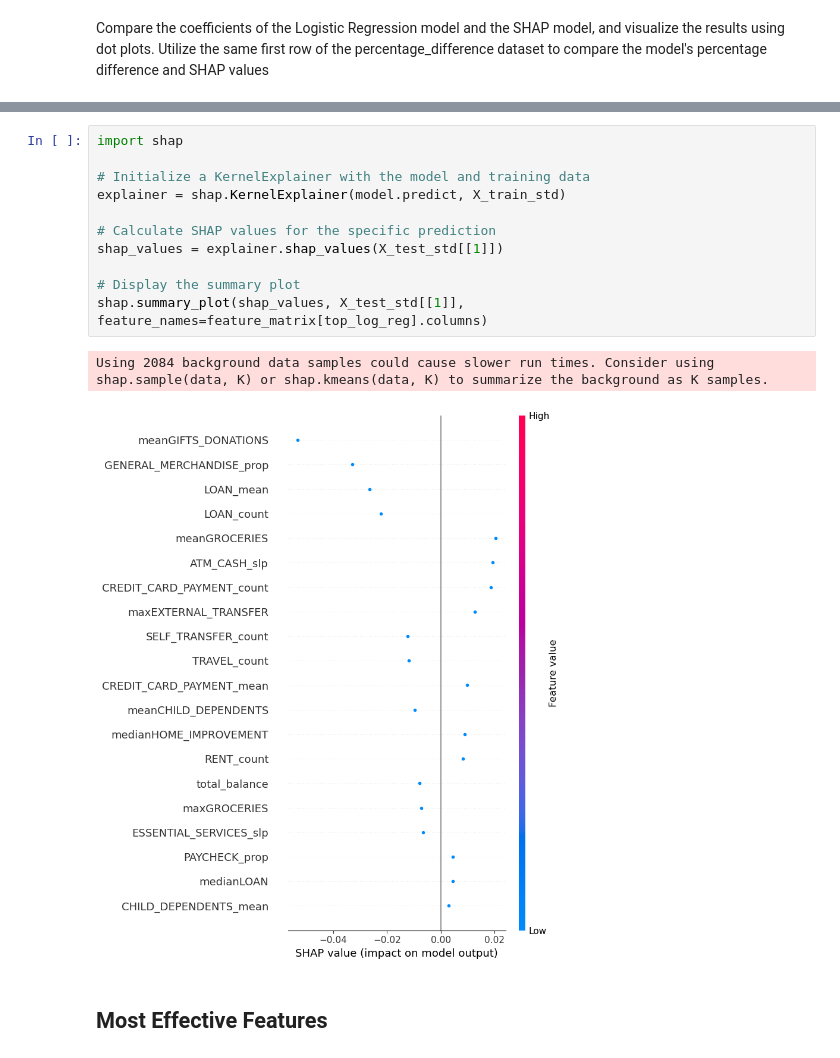
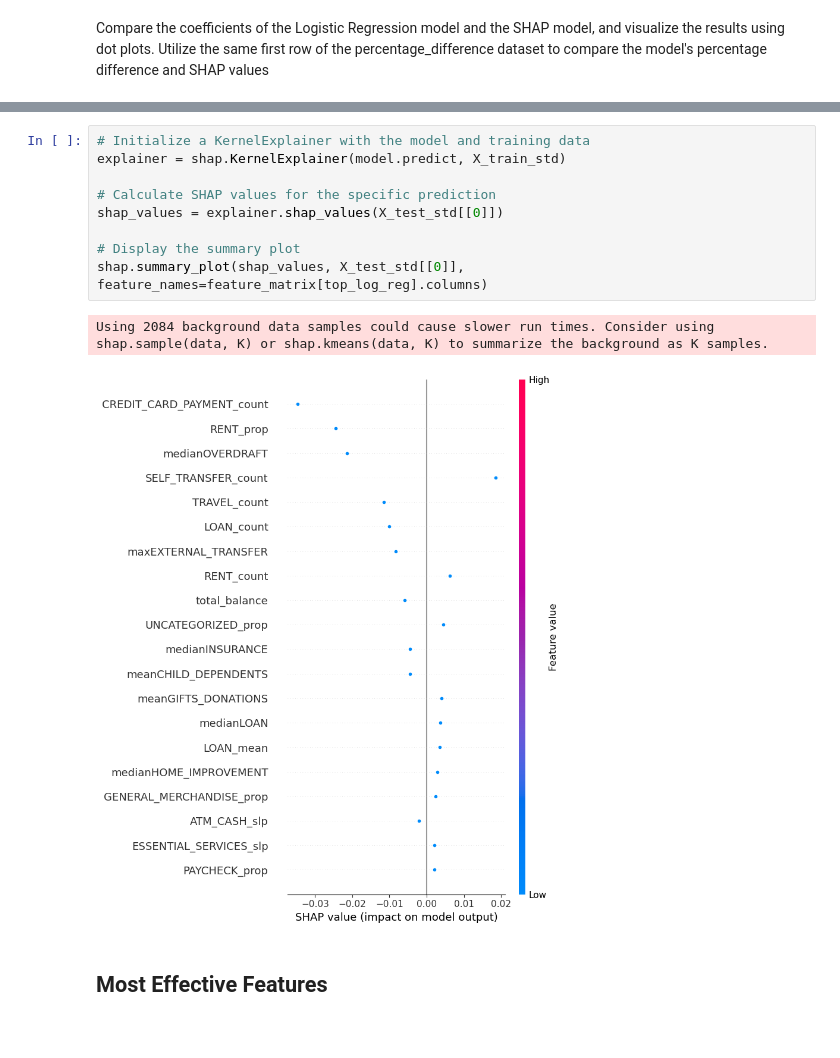
Before and after one commit to JiaDarren/DSC_180A, a Jupyter notebook: notebooks/Three Feature Groups and Logistic Regression Model.ipynb, the cells around one changed output, grey strips where cells are left out. Cells and saved outputs as stored; diff of their text form.

```diff
--- a/notebooks/Three Feature Groups and Logistic Regression Model.ipynb
+++ b/notebooks/Three Feature Groups and Logistic Regression Model.ipynb
@@ -159,17 +163,15 @@ plt.show()
 # %%
-import shap
-
 # Initialize a KernelExplainer with the model and training data
 explainer = shap.KernelExplainer(model.predict, X_train_std)
 
 # Calculate SHAP values for the specific prediction
-shap_values = explainer.shap_values(X_test_std[[1]])
+shap_values = explainer.shap_values(X_test_std[[0]])
 
 # Display the summary plot
-shap.summary_plot(shap_values, X_test_std[[1]], feature_names=feature_matrix[top_log_reg].columns)
+shap.summary_plot(shap_values, X_test_std[[0]], feature_names=feature_matrix[top_log_reg].columns)
 # %% [output]
 Using 2084 background data samples could cause slower run times. Consider using shap.sample(data, K) or shap.kmeans(data, K) to summarize the background as K samples.
-[figure, old version]
+[figure, new version]
 # %% [markdown]
 ## Most Effective Features
 # %%
```
Also changed, not shown: parts of 6 cells of this notebook.
